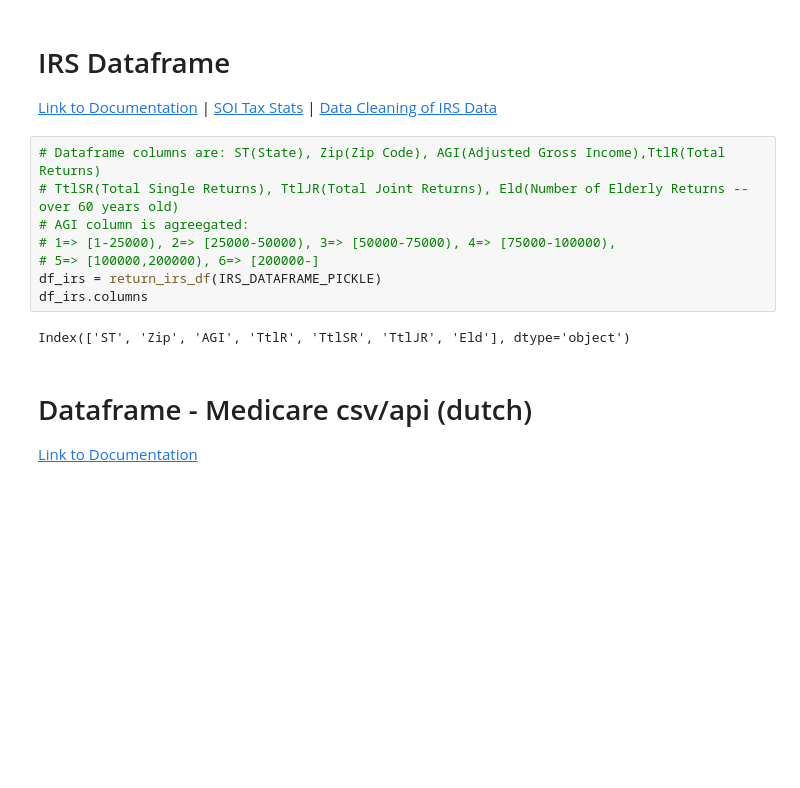
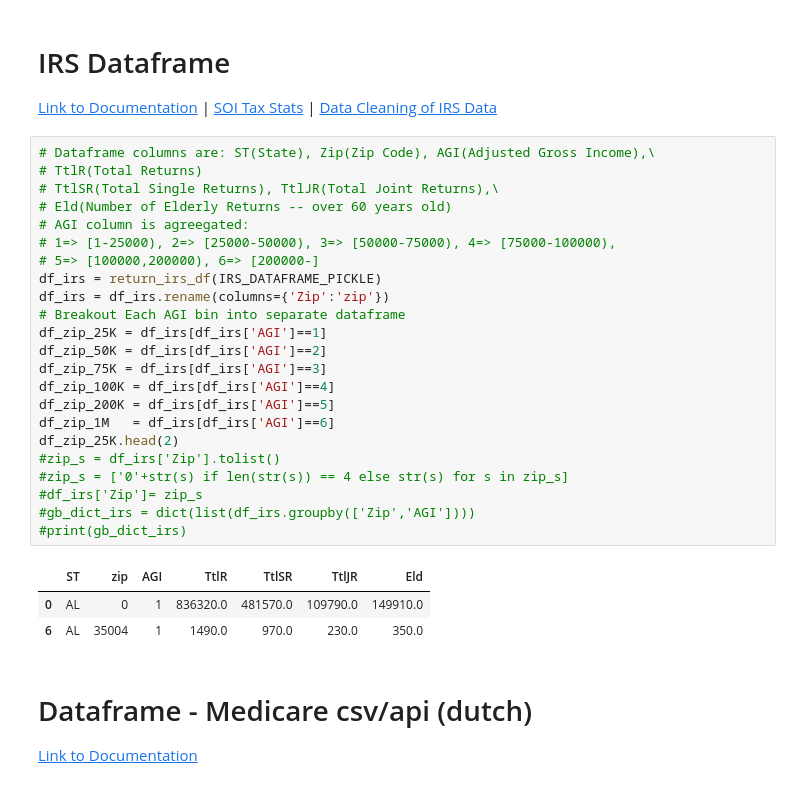
Before and after one commit to jwarlop/BC_Proj001, a Jupyter notebook: main.ipynb, the cells around one changed output. Drawn from its saved outputs; the diff is of its cells as text; blank space fills up the shorter version.

```diff
--- a/main.ipynb
+++ b/main.ipynb
@@ -45,15 +45,32 @@ def return_irs_df(file_name):
 [Link to Documentation](https://www.irs.gov/statistics/soi-tax-stats-individual-income-tax-statistics-2015-zip-code-data-soi) |
 [SOI Tax Stats](https://www.irs.gov/statistics/soi-tax-stats-statistical-methodology) | [Data Cleaning of IRS Data](https://docs.google.com/document/d/1kNd1S_Ufgy0pIjJSjLDHba8y-pK8OYe47iAGeamH04E/edit?usp=sharing)
 # %%
-# Dataframe columns are: ST(State), Zip(Zip Code), AGI(Adjusted Gross Income),TtlR(Total Returns)
-# TtlSR(Total Single Returns), TtlJR(Total Joint Returns), Eld(Number of Elderly Returns -- over 60 years old)
+# Dataframe columns are: ST(State), Zip(Zip Code), AGI(Adjusted Gross Income),\
+# TtlR(Total Returns)
+# TtlSR(Total Single Returns), TtlJR(Total Joint Returns),\
+# Eld(Number of Elderly Returns -- over 60 years old)
 # AGI column is agreegated:
 # 1=> [1-25000), 2=> [25000-50000), 3=> [50000-75000), 4=> [75000-100000),
 # 5=> [100000,200000), 6=> [200000-]
 df_irs = return_irs_df(IRS_DATAFRAME_PICKLE)
-df_irs.columns
+df_irs = df_irs.rename(columns={'Zip':'zip'})
+# Breakout Each AGI bin into separate dataframe
+df_zip_25K = df_irs[df_irs['AGI']==1]
+df_zip_50K = df_irs[df_irs['AGI']==2]
+df_zip_75K = df_irs[df_irs['AGI']==3]
+df_zip_100K = df_irs[df_irs['AGI']==4]
+df_zip_200K = df_irs[df_irs['AGI']==5]
+df_zip_1M   = df_irs[df_irs['AGI']==6]
+df_zip_25K.head(2)
+#zip_s = df_irs['Zip'].tolist()
+#zip_s = ['0'+str(s) if len(str(s)) == 4 else str(s) for s in zip_s]
+#df_irs['Zip']= zip_s
+#gb_dict_irs = dict(list(df_irs.groupby(['Zip','AGI'])))
+#print(gb_dict_irs)
 # %% [output]
-Index(['ST', 'Zip', 'AGI', 'TtlR', 'TtlSR', 'TtlJR', 'Eld'], dtype='object')
+|  | ST | zip | AGI | TtlR | TtlSR | TtlJR | Eld |
+| 0 | AL | 0 | 1 | 836320.0 | 481570.0 | 109790.0 | 149910.0 |
+| 6 | AL | 35004 | 1 | 1490.0 | 970.0 | 230.0 | 350.0 |
 # %% [markdown]
 # Dataframe - Medicare csv/api (dutch)
 [Link to Documentation](https://dev.socrata.com/foundry/data.cms.gov/ehrv-m9r6)
```
Also changed, not shown: parts of 10 cells of this notebook.
